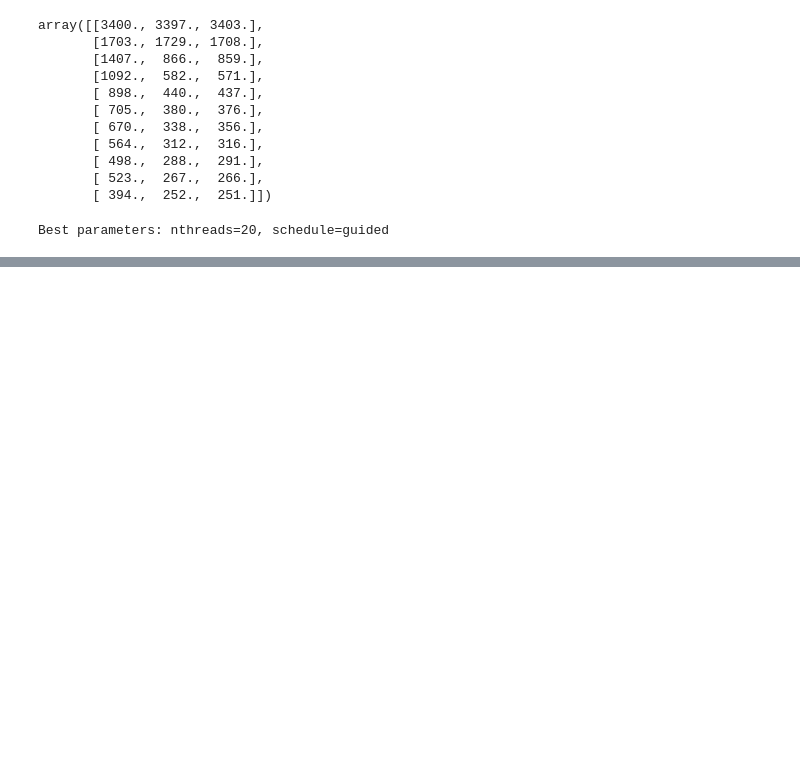
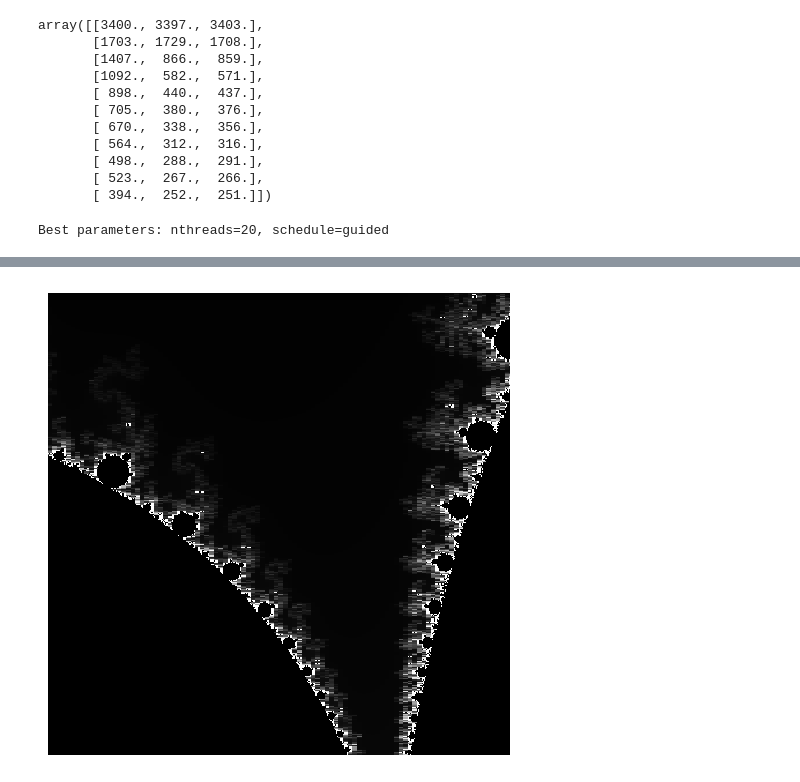
Before and after one commit to enriicola/high-performance-clowns, a Jupyter notebook: mandelbrot/select_best_param.ipynb, the cells around one changed output, grey strips where cells are left out. Saved outputs shown, nothing was run; the diff lists cells and outputs as text; code cells hidden in the pictures; blank space fills up the shorter version.

```diff
--- a/mandelbrot/select_best_param.ipynb
+++ b/mandelbrot/select_best_param.ipynb
@@ -166,0 +178,11 @@ Best parameters: nthreads=20, schedule=guided
+# %%
+data = np.loadtxt('result_2000.csv', delimiter=',')
+
+plt.figure(figsize=(10, 6))
+plt.imshow(data, cmap='gray', origin='lower', interpolation='nearest')
+plt.xlim(1100 * 2, 1300 * 2)
+plt.ylim(1100 * 2, 1300 * 2)
+plt.axis('off')
+plt.show()
+# %% [output]
+[figure, added]
```
Also changed, not shown: parts of 2 cells of this notebook, 14 other files.
